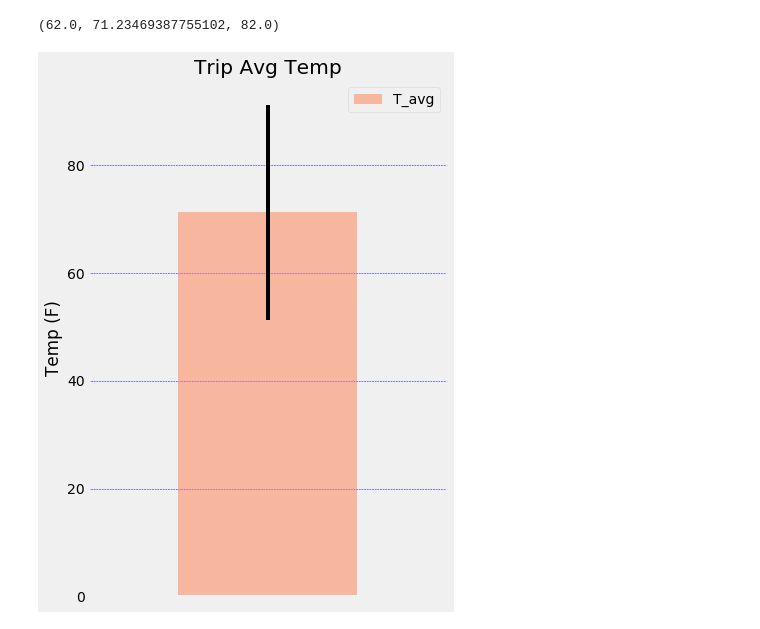
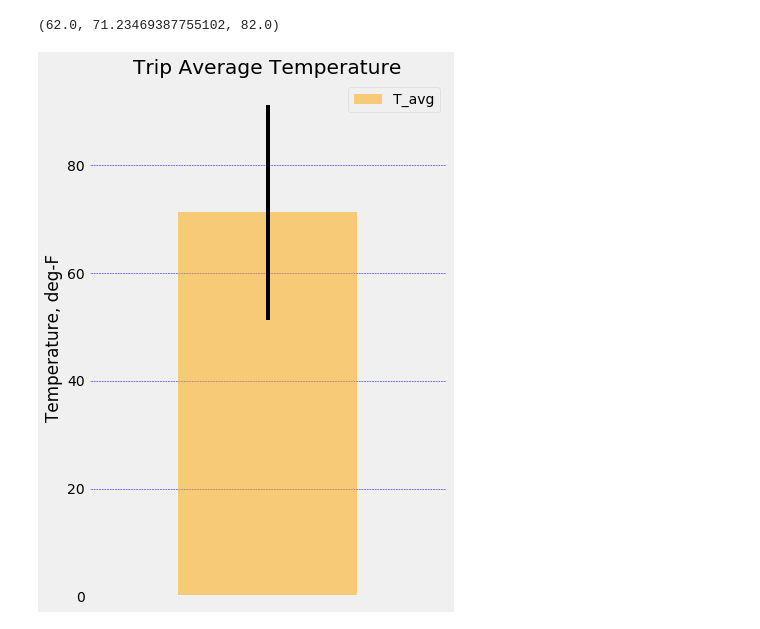
Before and after one commit to HenryNguyenLe/SQLAlchemy_Challenge, a Jupyter notebook: climate.ipynb, the cells around one changed output. Saved outputs shown, nothing was run; the diff lists cells and outputs as text; code cells hidden in the pictures.

```diff
--- a/climate.ipynb
+++ b/climate.ipynb
@@ -245,8 +265,10 @@ def calc_temps(start_date, end_date):
 # %%
 # calculate the tmin, tavg, and tmax using <calc_temps> function
 # for trip using the previous year's data for those same dates.
-# vacation is planned from 02/02/2018 - 02/17/2018
-vac_temp = calc_temps('2017-03-02', '2017-03-17')
+vac_start = '2017-03-02'
+vac_end = '2017-03-17'
+vac_date = [vac_start, vac_end]
+vac_temp = calc_temps(vac_date[0], vac_date[1])
 vac_temp
 # %% [output]
 (62.0, 71.23469387755102, 82.0)
@@ -258,20 +280,20 @@ tmax = vac_temp[2]
 # %%
 # Plot the results from your previous query as a bar chart.
 # Use "Trip Avg Temp" as your Title
 # Use the average temperature for the y value
 # Use the peak-to-peak (tmax-tmin) value as the y error bar (yerr)
 err_temp = tmax - tmin
 tavg_df = pd.DataFrame({"T_avg" : [tavg]})
-tavg_df.plot(kind='bar', yerr=min_max_temp, figsize=(6,8), alpha=0.5, color='coral')
-plt.title("Trip Avg Temp")
-plt.ylabel("Temp (F)")
+tavg_df.plot(kind='bar', yerr=err_temp, figsize=(6,8), alpha=0.5, color='orange')
+plt.title("Trip Average Temperature")
+plt.ylabel("Temperature, deg-F")
 plt.xticks([])
 plt.grid(color='b', linestyle='--', linewidth=0.5)
 plt.tight_layout()
 plt.savefig("Images/VacTempSum.png")
 plt.show()
 # %% [output]
-[figure, old version]
+[figure, new version]
 # %%
 # Calculate the total amount of rainfall per weather station for your trip dates using the previous year's matching dates.
 # Sort this in descending order by precipitation amount and list the station, name, latitude, longitude, and elevation
```
Also changed, not shown: parts of 9 cells of this notebook, 1 other file.
